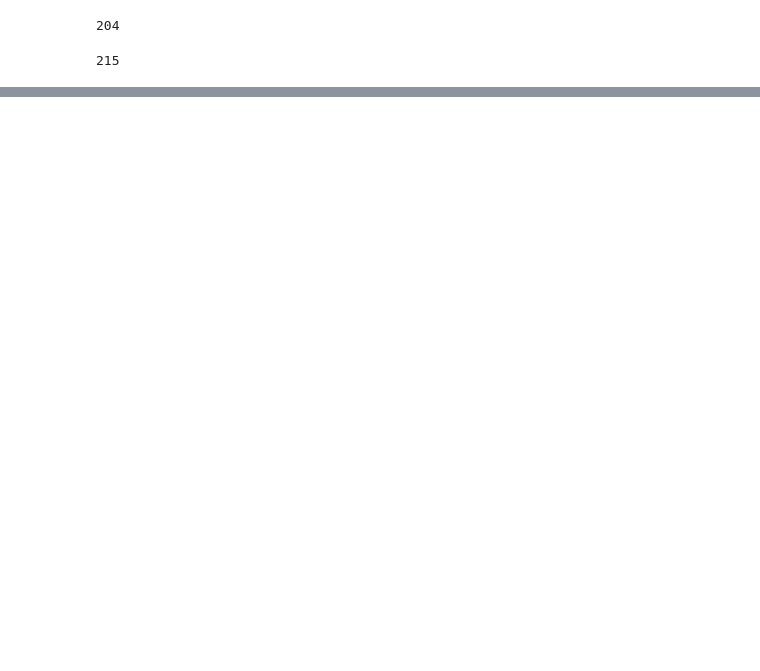
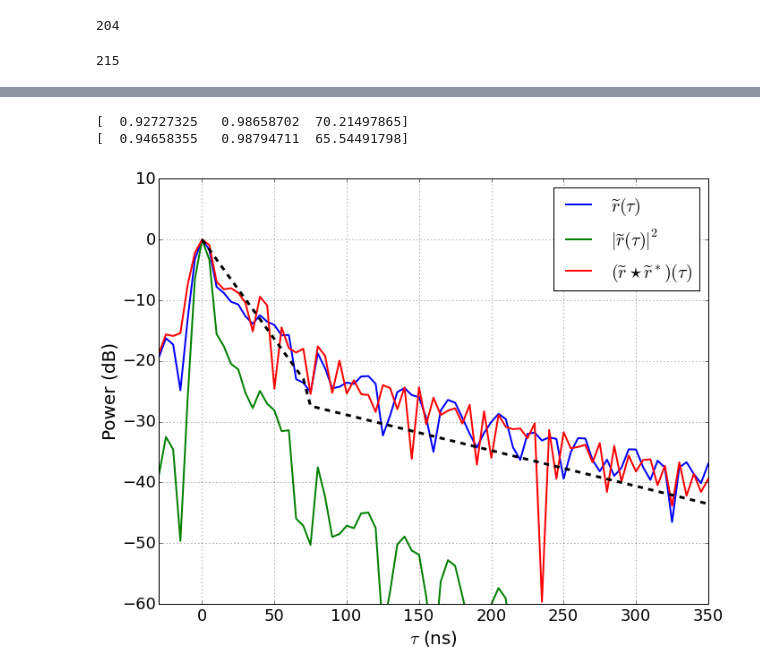
Before and after one commit to aewallwi/DishPapers, a Jupyter notebook: DishSimulations/code/ChromaticBeamModel.ipynb, the cells around one changed output, grey strips where cells are left out. Drawn from its saved outputs; the diff is of its cells as text; code cells hidden in the pictures; blank space fills up the shorter version.

```diff
--- a/DishSimulations/code/ChromaticBeamModel.ipynb
+++ b/DishSimulations/code/ChromaticBeamModel.ipynb
@@ -138,3 +136,49 @@ plt.ylim(-100,10)
+# %%
+nVal=np.abs(delayResponseFeedAndDish).max()
+nVal20=np.abs(delayResponseFeedAndDish20Deg).max()
+
+powerKernelFeedAndDish=signal.convolve(delayResponseFeedAndDish,np.conj(delayResponseFeedAndDish),mode='same')
+nValP=np.abs(powerKernelFeedAndDish).max()
+
+plt.plot(tAxisFeedAndDish-35,10*np.log10(np.abs(delayResponseFeedAndDish)/nVal),label='$\\widetilde{r}(\\tau)$',lw=2)
+plt.plot(tAxisFeedAndDish-35,20*np.log10(np.abs(delayResponseFeedAndDish)/nVal),label='$|\\widetilde{r}(\\tau)|^2$',lw=2)
+plt.plot(tAxisFeedAndDish-75,10*np.log10(np.abs(powerKernelFeedAndDish)/nValP),label='$(\\widetilde{r}\\star\\widetilde{r}^*)(\\tau)$',lw=2)
+
+
+#fit to line
+fitfunc = lambda x,a,b: a*x+b
+
+selZ=np.logical_and(tAxisFeedAndDish-35.>=0.,tAxisFeedAndDish-35.<=400.)
+fParams,_=op.curve_fit(pivotFuncLog,tAxisFeedAndDish[selZ]-35.,np.log10(np.abs(delayResponseFeedAndDish[selZ])/nVal),p0=[1.,1.,20.])
+
+print fParams
+print fParams20Deg
+
+plt.plot((tAxisFeedAndDish[selZ]-35.),10*np.log10(np.abs(pivotFunc(tAxisFeedAndDish[selZ]-35.,fParams[0],fParams[1],fParams[2]))),color='k',ls='--',lw=3)
+
+#lets try a simple linear fit to the response
+
+def paramFunc(polarAngle):
+    a=(fParams20Deg[0]-fParams[0])/20.*polarAngle+fParams[0]
+    b=(fParams20Deg[1]-fParams[0])/20.*polarAngle+fParams[1]
+    c=(fParams20Deg[2]-fParams[2])/20.*polarAngle+fParams[2]
+    return (a,b,c)
+
+
+plt.grid()
+plt.xlim(-30,350)
+plt.ylim(-60,10)
+plt.ylabel('Power (dB)',fontsize=20)
+plt.xlabel('$\\tau$ (ns)',fontsize=20)
+plt.legend(loc='best',fontsize=20)
+plt.gca().tick_params('x',labelsize=18)
+plt.gca().tick_params('y',labelsize=18)
+plt.gcf().set_size_inches(11,8.5)
+plt.savefig('../paper/figures/convolveCompare.pdf')
+# %% [output]
+[  0.92727325   0.98658702  70.21497865]
+[  0.94658355   0.98794711  65.54491798]
+[figure, added]
 # %%
 df=100e3
 band=100e6
```
Also changed, not shown: parts of 4 cells of this notebook, 1 other file.
